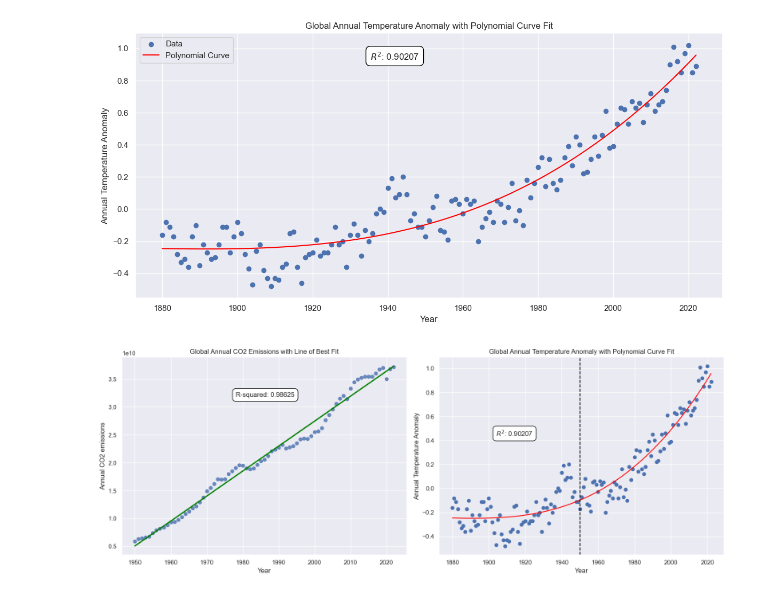
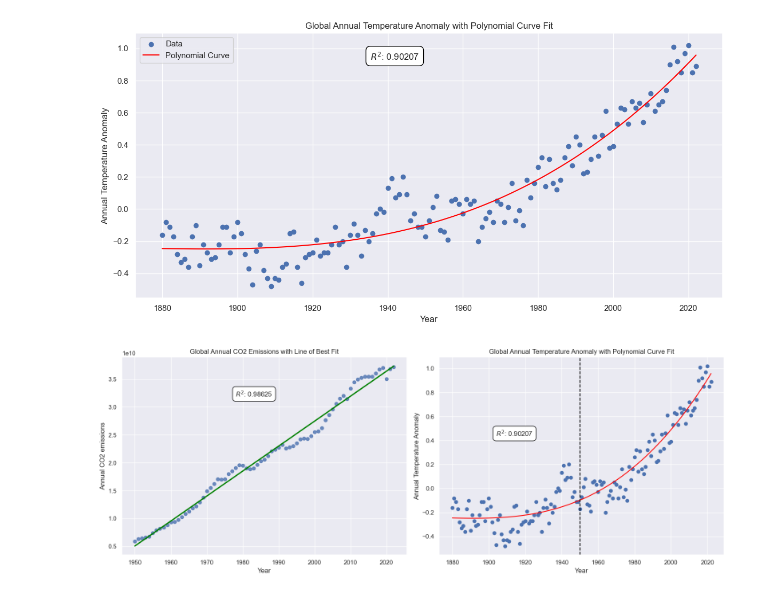
Before and after one commit to gfsiciliani/project-3-ocean, a Jupyter notebook: carbontemp/globalchanges.ipynb, the cells around one changed output. Saved outputs shown, nothing was run; the diff lists cells and outputs as text; code cells hidden in the pictures.

```diff
--- a/carbontemp/globalchanges.ipynb
+++ b/carbontemp/globalchanges.ipynb
@@ -159,35 +159,35 @@ r_squared = r_value ** 2
 
 axes[0].set_title('Global Annual CO2 Emissions with Line of Best Fit')
 axes[0].set_xlabel('Year')
 axes[0].set_ylabel('Annual CO2 emissions')
-axes[0].text(0.4, 0.8, f'R-squared: {r_squared:.5f}', transform=axes[0].transAxes, fontsize=12, bbox=dict(facecolor='white', edgecolor='black', boxstyle='round,pad=0.5'))
+axes[0].text(0.4, 0.8, f'$R^2$: {r_squared:.5f}', transform=axes[0].transAxes, fontsize=12, bbox=dict(facecolor='white', edgecolor='black', boxstyle='round,pad=0.5'))
 
 # Plot 2: Global Annual Temperature Anomaly with Polynomial Curve Fit
 degree = 3
 coefficients = np.polyfit(globaltemp_df['Year '], globaltemp_df['Temperature Anomaly\n(deg C)'], degree)
 polynomial = np.poly1d(coefficients)
 
 x_values = np.linspace(min(globaltemp_df['Year ']), max(globaltemp_df['Year ']), 100)
 y_values = polynomial(x_values)
 
 residuals = globaltemp_df['Temperature Anomaly\n(deg C)'] - polynomial(globaltemp_df['Year '])
 ss_res = np.sum(residuals ** 2)
 ss_tot = np.sum((globaltemp_df['Temperature Anomaly\n(deg C)'] - np.mean(globaltemp_df['Temperature Anomaly\n(deg C)'])) ** 2)
 r_squared = 1 - (ss_res / ss_tot)
 
 axes[1].scatter(globaltemp_df['Year '], globaltemp_df['Temperature Anomaly\n(deg C)'])
 axes[1].plot(x_values, y_values, color='red')
 axes[1].axvline(x=1950, color='black', linestyle='--')  # Vertical line at x=1950
 axes[1].set_title('Global Annual Temperature Anomaly with Polynomial Curve Fit')
 axes[1].set_xlabel('Year')
 axes[1].set_ylabel('Annual Temperature Anomaly')
 axes[1].text(0.2, 0.6, f'$R^2$: {r_squared:.5f}', transform=axes[1].transAxes, fontsize=12, bbox=dict(facecolor='white', edgecolor='black', boxstyle='round,pad=0.5'))
 
 plt.tight_layout()
 plt.savefig('charts/sidebyside.png')
 plt.show()
 # %% [output]
-[figure, old version]
+[figure, new version]
 # %%
 #write dataframes to json
 globaltemp_df.to_json('charts/globaltemp.json', orient='records')
```
Also changed, not shown: 1 other file.
